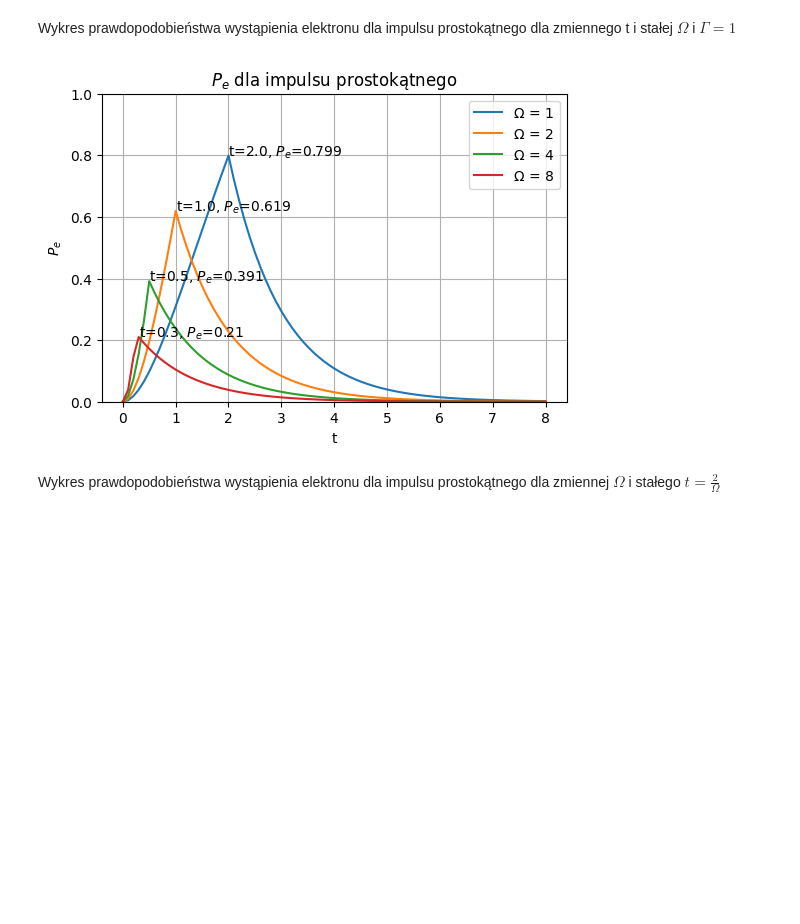
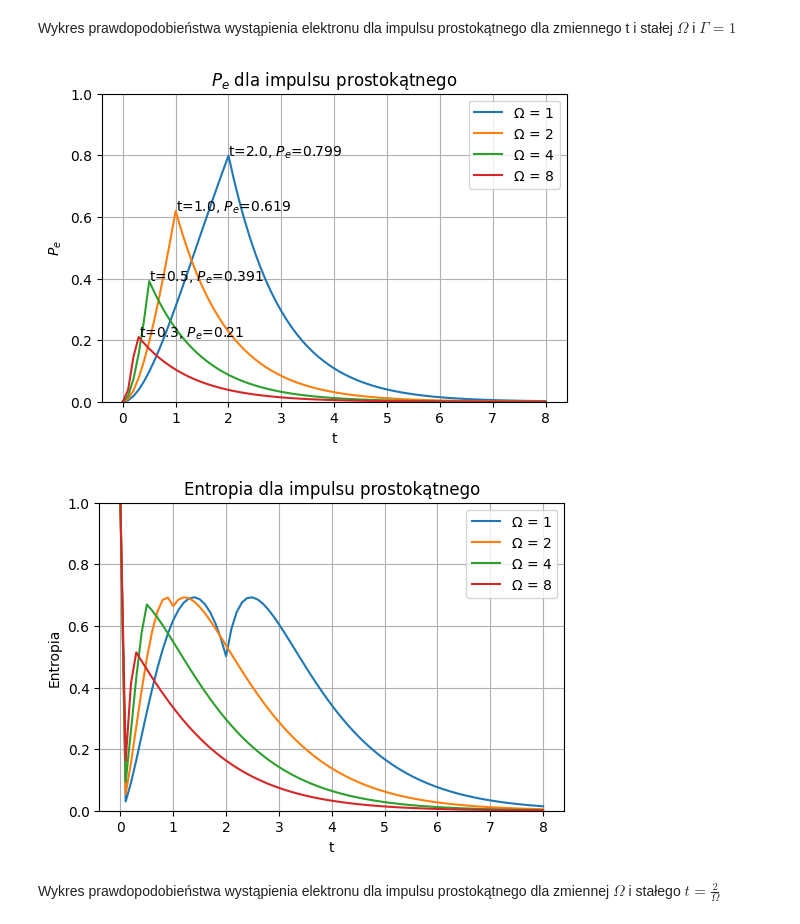
Before and after one commit to Kubabob/pracownia_rotacyjna, a Jupyter notebook: impulsy.ipynb, the cells around one changed output. Saved outputs shown, nothing was run; the diff lists cells and outputs as text; code cells hidden in the pictures; blank space fills up the shorter version.

```diff
--- a/impulsy.ipynb
+++ b/impulsy.ipynb
@@ -4,6 +4,12 @@ import matplotlib.pyplot as plt
 from scipy.integrate import quad
 # %% [markdown]
 Rosnący impuls wykładniczy dla zmiennego t i stałej $\Omega$
+# %%
+def S_k(p):
+    if p == 0:
+        return 1
+    else:
+        return -(1-p)*np.log(1-p) - p*np.log(p)
 # %%
 t_space = np.arange(-4,0.05,0.05)
 
@@ -73,34 +79,54 @@ def P_e(t, gamma, omega):
     if 0 <= t <= 2/omega:
         return 2*omega/gamma * np.e**(-gamma*t) *(np.e**(gamma*t/2) - 1)**2
     elif t > 2/omega:
         return 2*omega/gamma * np.e**(-gamma*t) *(np.e**(gamma/omega) - 1)**2
     else:
         raise ValueError
 
 
 def Pe_im_prostokatny(omega_list: list):
     plt.figure(figsize=(6,4))
     for omega in omega_list:
         P_e_space = []
         for t in t_space:
             P_e_space.append(P_e(t, 1, omega))
         P_e_space = np.array(P_e_space)
         tmax = t_space[np.argmax(P_e_space)]
         ymax = P_e_space.max()
         plt.plot(t_space, P_e_space, label=f'$\Omega$ = {round(omega,2)}')
         plt.annotate(f't={round(tmax,3)}, $P_e$={round(ymax,3)}', xy=(tmax,ymax))
     plt.ylim(0,1)
     plt.grid()
     plt.legend()
     plt.xlabel('t')
     plt.ylabel(r'$P_e$')
     plt.title('$P_e$ dla impulsu prostokątnego')
     plt.show()
 
+def entropia_im_prostokatny(omega_list):
+    plt.figure(figsize=(6,4))
+    for omega in omega_list:
+        entropy_space = []
+        for t in t_space:
+            entropy_space.append(S_k(P_e(t, 1, omega)))
+        entropy_space = np.array(entropy_space)
+        tmax = t_space[np.argmax(entropy_space)]
+        ymax = entropy_space.max()
+        plt.plot(t_space, entropy_space, label=f'$\Omega$ = {round(omega,2)}')
+    plt.ylim(0,1)
+    plt.grid()
+    plt.legend()
+    plt.xlabel('t')
+    plt.ylabel(r'Entropia')
+    plt.title('Entropia dla impulsu prostokątnego')
+    plt.show()
 
-Pe_im_prostokatny([1,2,4,8])
+Pe_im_prostokatny([1, 2, 4, 8])
+
+entropia_im_prostokatny([1, 2, 4, 8])
 # %% [output]
 [figure]
+[figure, added]
 # %% [markdown]
 Wykres prawdopodobieństwa wystąpienia elektronu dla impulsu prostokątnego dla zmiennej $\Omega$ i stałego $t=\frac{2}{\Omega}$
 # %%
```
Also changed, not shown: parts of 4 cells of this notebook, 9 other files.
